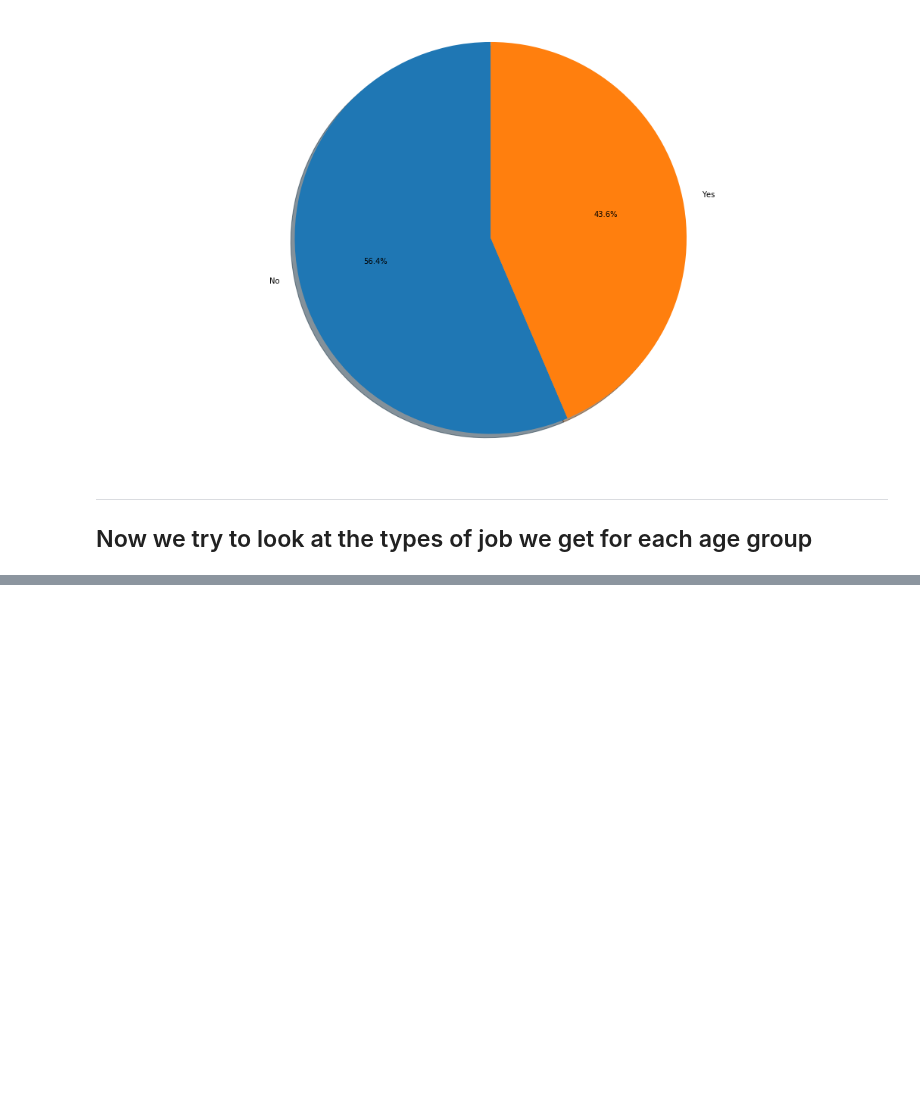
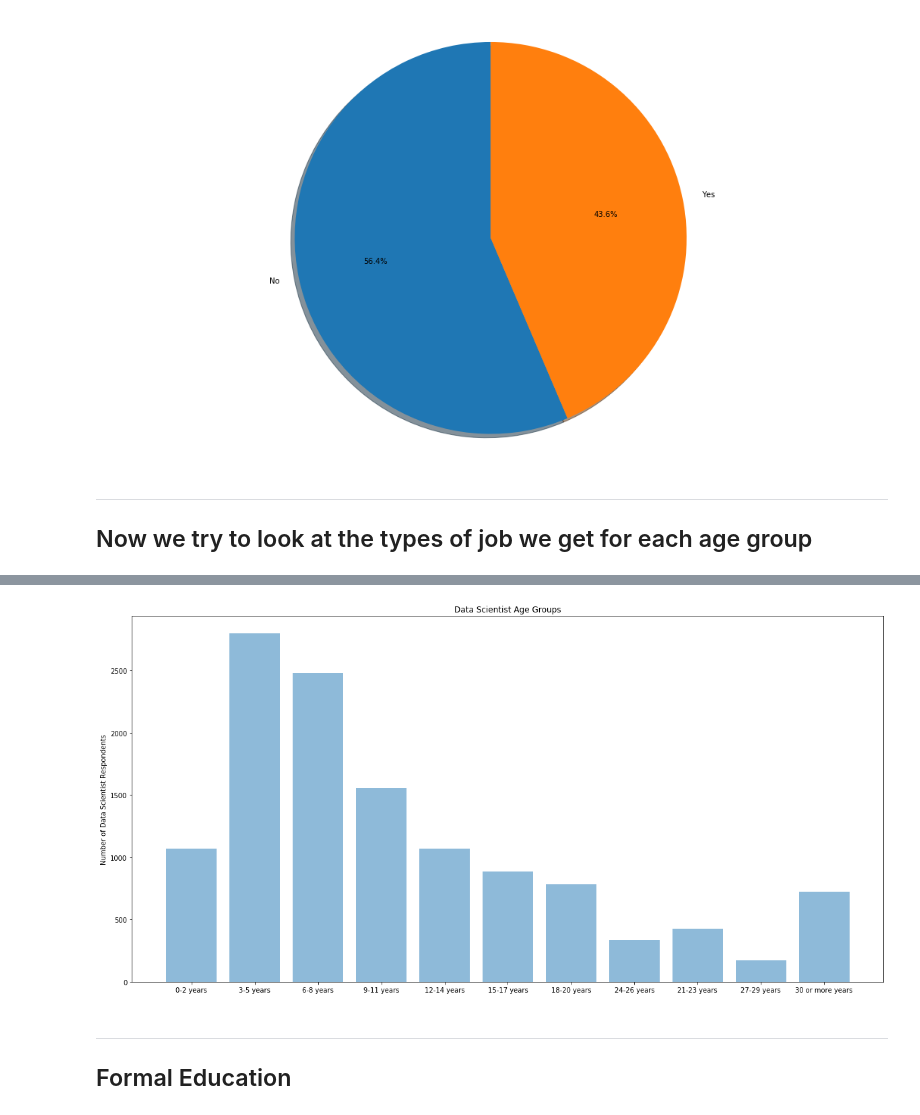
Before and after one commit to szacharias/Analysis-of-the-StackOverFlow-2018-survey, a Jupyter notebook: Final Project.ipynb, the cells around one changed output, grey strips where cells are left out. Cells and saved outputs as stored; diff of their text form; code cells hidden in the pictures; blank space fills up the shorter version.

```diff
--- a/Final Project.ipynb
+++ b/Final Project.ipynb
@@ -439,0 +563,17 @@ jobs_to_years_dict_value = jobs_to_years_dict.values()
+# %%
+# Sort in Age Order
+total_ds_in_age_group = { '0-2 years': 1071, '3-5 years': 2798,'6-8 years': 2482,'9-11 years': 1553, '12-14 years': 1071,  '15-17 years': 887,  '18-20 years': 785,'24-26 years': 334, '21-23 years': 425, '27-29 years': 174, '30 or more years': 721}
+# %%
+plt.bar(total_ds_in_age_group.keys(), total_ds_in_age_group.values(), align='center', alpha=0.5)
+plt.ylabel('Number of Data Scientist Respondents')
+plt.title('Data Scientist Age Groups')
+fig = plt.gcf()
+fig.set_size_inches(20, 10)
+
+plt.savefig("./Figure/Age_DataScientist.png")
+plt.show()
+# %% [output]
+[figure, added]
+# %% [markdown]
+---
+## Formal Education
```
Also changed, not shown: parts of 28 cells of this notebook, 2 other files.
